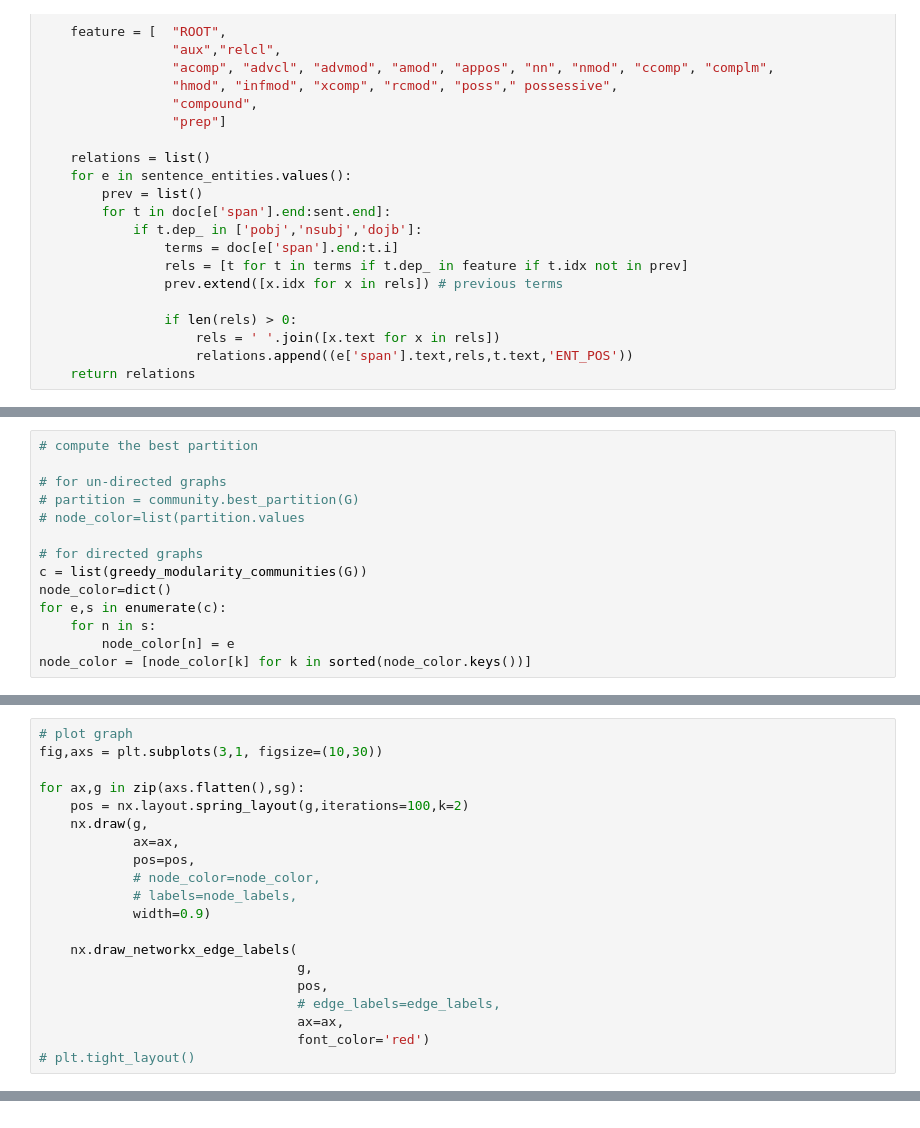
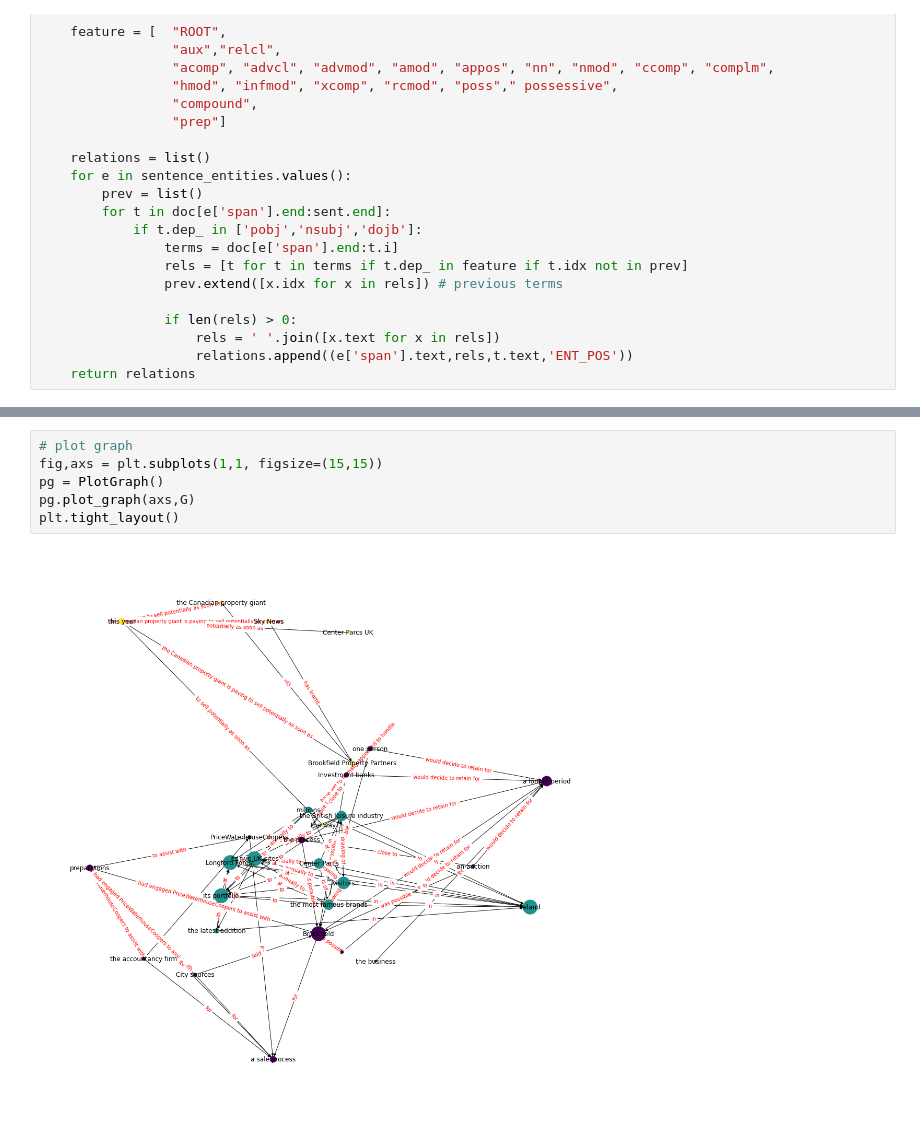
Before and after one commit to bpostance/learn_data_science, a Jupyter notebook: NLP/04_KnowledgeGraph/0.1-rule-based-extraction.ipynb, the cells around one changed output, grey strips where cells are left out. Saved outputs shown, nothing was run; the diff lists cells and outputs as text.

```diff
--- a/NLP/04_KnowledgeGraph/0.1-rule-based-extraction.ipynb
+++ b/NLP/04_KnowledgeGraph/0.1-rule-based-extraction.ipynb
@@ -372,17 +393,3 @@ G.add_edges_from(edges)
 joblib.dump(G,'graph.joblib')
 # %% [output]
 ['graph.joblib']
-# %%
-# compute the best partition
-
-# for un-directed graphs
-# partition = community.best_partition(G)
-# node_color=list(partition.values
-
-# for directed graphs
-c = list(greedy_modularity_communities(G))
-node_color=dict()
-for e,s in enumerate(c):
-    for n in s:
-        node_color[n] = e
-node_color = [node_color[k] for k in sorted(node_color.keys())]
@@ -394,20 +395,0 @@ len(sg)
-# %%
-# plot graph
-fig,axs = plt.subplots(3,1, figsize=(10,30))
-
-for ax,g in zip(axs.flatten(),sg):
-    pos = nx.layout.spring_layout(g,iterations=100,k=2)
-    nx.draw(g,
-            ax=ax,
-            pos=pos,
-            # node_color=node_color,
-            # labels=node_labels,
-            width=0.9)
-
-    nx.draw_networkx_edge_labels(
-                                 g,
-                                 pos,
-                                 # edge_labels=edge_labels,
-                                 ax=ax,
-                                 font_color='red')
-# plt.tight_layout()
@@ -416,0 +449,8 @@ KeyError: 6
+# %%
+# plot graph
+fig,axs = plt.subplots(1,1, figsize=(15,15))
+pg = PlotGraph()
+pg.plot_graph(axs,G)
+plt.tight_layout()
+# %% [output]
+[figure, added]
```
Also changed, not shown: parts of 21 cells of this notebook.
